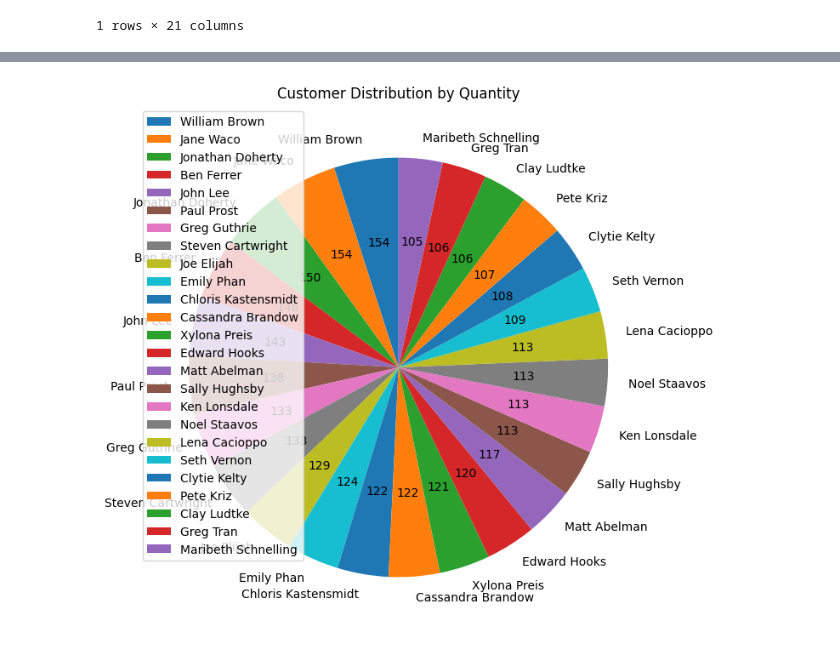
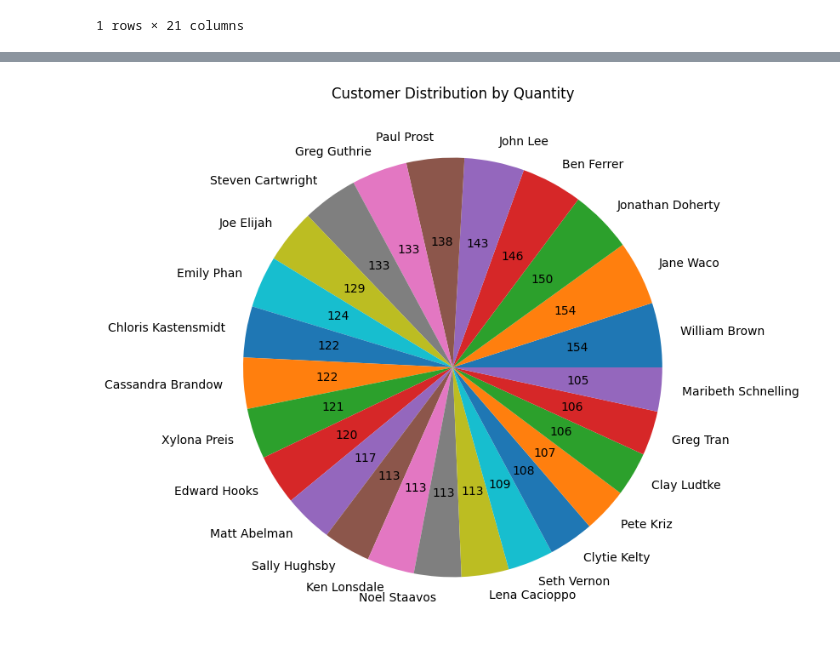
Before and after one commit to FrazKhan1/py-gradient-descent, a Jupyter notebook: sales_pred.ipynb, the cells around one changed output, grey strips where cells are left out. Cells and saved outputs as stored; diff of their text form; code cells hidden in the pictures.

```diff
--- a/sales_pred.ipynb
+++ b/sales_pred.ipynb
@@ -73,9 +73,9 @@ Maribeth Schnelling    105
 Name: Quantity, dtype: int64
 # %%
 mtb.figure(figsize=(18, 8))
-mtb.pie(customer_by_q, labels=customer_by_q.index,autopct=lambda p: f'{p * sum(customer_by_q) / 100:.0f}' , startangle=90  )
+mtb.pie(customer_by_q, labels=customer_by_q.index,autopct=lambda p: f'{p * sum(customer_by_q) / 100:.0f}'  )
 mtb.title("Customer Distribution by Quantity")
-mtb.legend()
+# mtb.legend()
 mtb.show()
 # %% [output]
-[figure, old version]
+[figure, new version]
```
Also changed, not shown: 1 other file.
